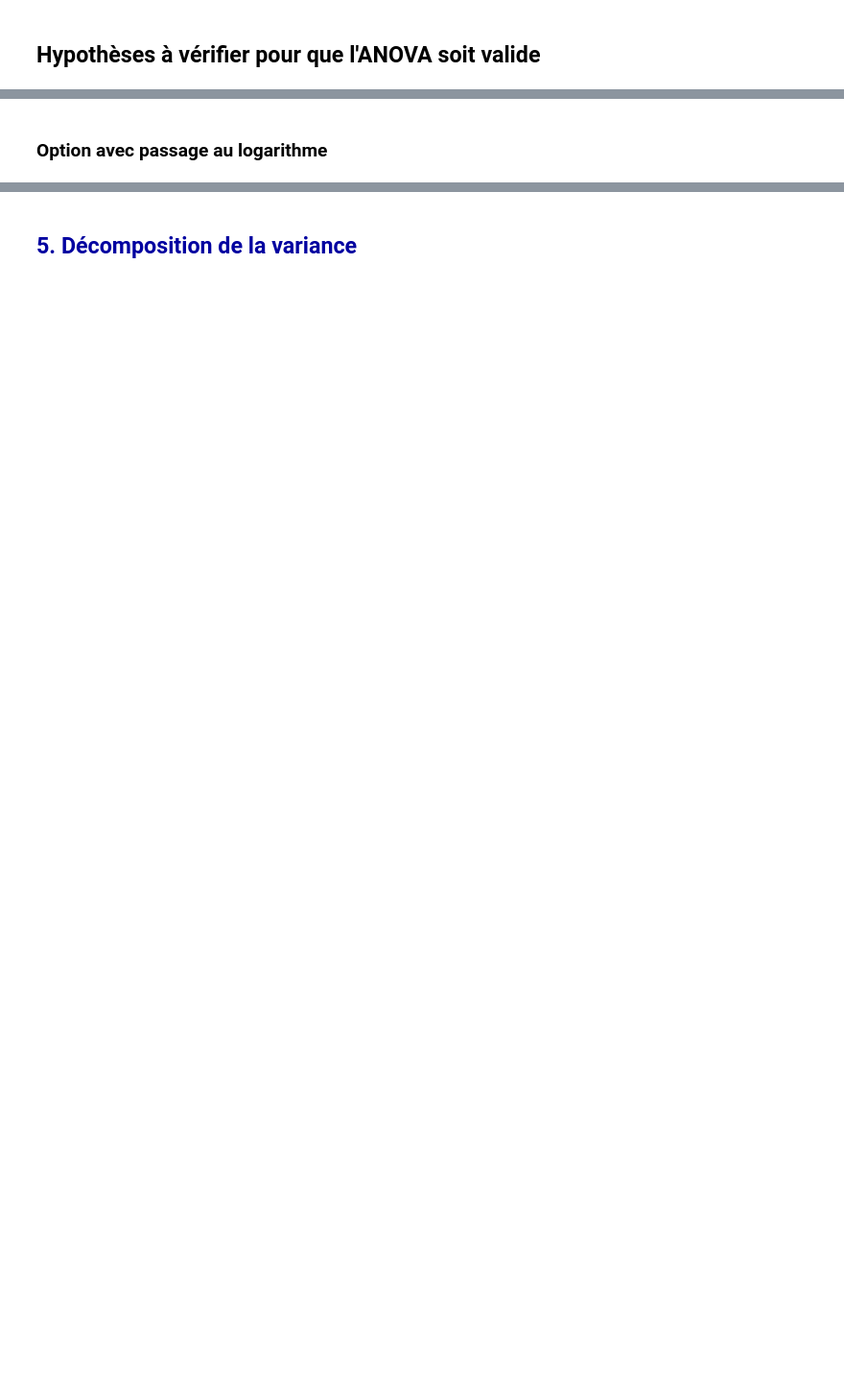
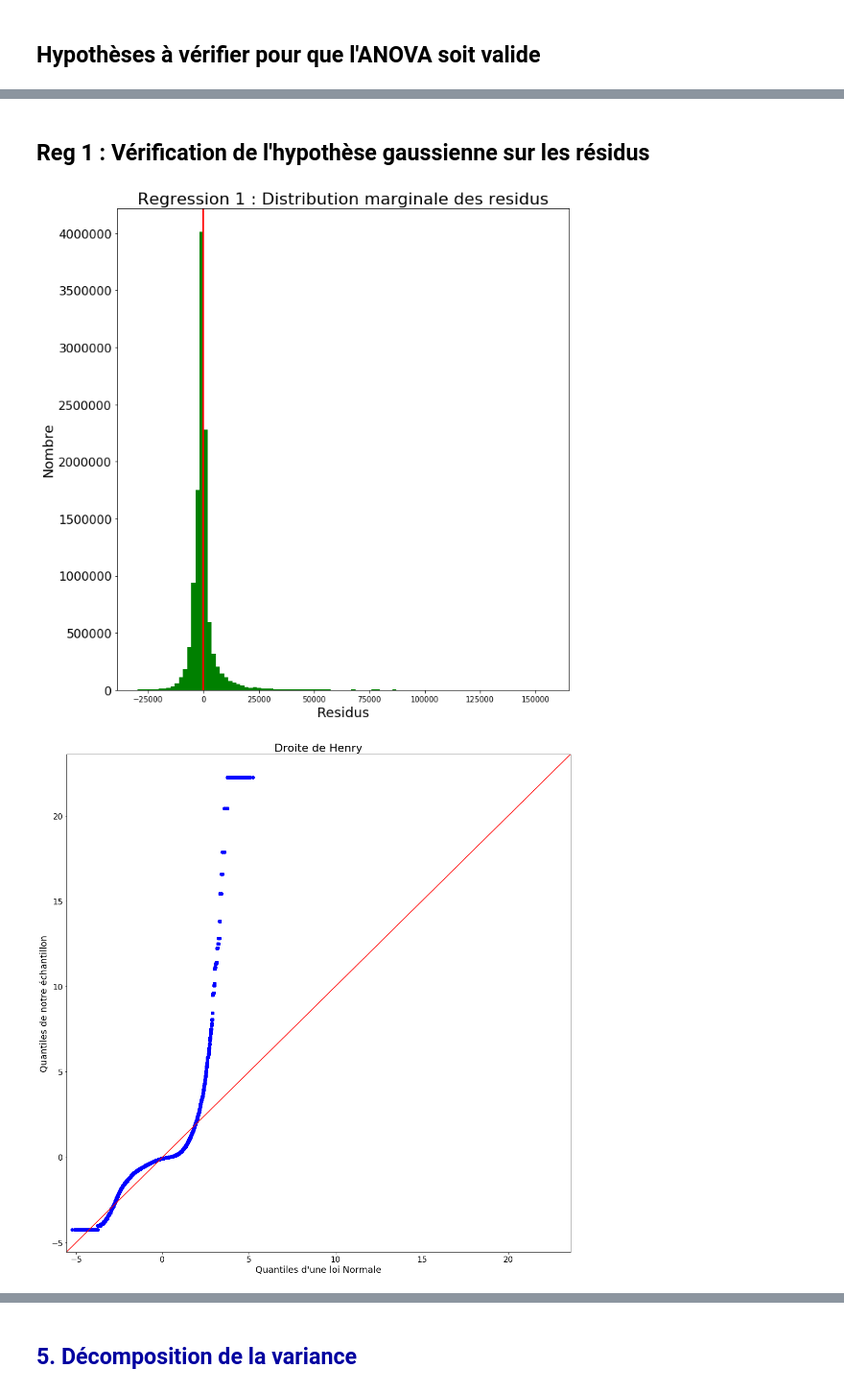
Before and after one commit to Magikpino/Projet9, a Jupyter notebook: Projet7/3- Modélisation P7.ipynb, the cells around one changed output, grey strips where cells are left out. Shown at 96% size. Saved outputs shown, nothing was run; the diff lists cells and outputs as text; code cells hidden in the pictures; blank space fills up the shorter version.

```diff
--- a/Projet7/3- Modélisation P7.ipynb
+++ b/Projet7/3- Modélisation P7.ipynb
@@ -606,2 +603,45 @@ intercept: -647.3300584341432
-# %% [markdown]
-### Option avec passage au logarithme
+# %% [markdown]
+## Reg 1 : Vérification de l'hypothèse gaussienne sur les résidus
+# %%
+# Préparation des données
+X1 = reg_multi.resid
+X1bar = np.mean(X1)
+X1sprime = np.std(X1)
+
+#Représentation de la distribution marginale
+plt.figure(figsize=(10,10))
+
+plt.hist(X1, 100, facecolor='g')
+plt.axvline(X1bar, color='r', linewidth=2)
+
+plt.title(f'Regression 1 : Distribution marginale des residus', fontsize=22)
+plt.ylabel('Nombre',fontsize=18)
+plt.yticks(fontsize=16)
+plt.xlabel('Residus',fontsize=18)
+plt.yticks(fontsize=16)
+
+plt.tight_layout()
+
+#plt.savefig('Graphiques/dist_marg_resid_anova.png')
+plt.show()
+
+
+# Droite de Henry
+fig, ax = plt.subplots(figsize=(15, 15))
+
+sm.qqplot(X1, line='45', fit=True, ax=ax)
+
+plt.ylabel('Quantiles de notre échantillon', fontsize=18)
+plt.yticks(fontsize=16)
+plt.xlabel('Quantiles d\'une loi Normale',fontsize=18)
+plt.xticks(fontsize=16)
+plt.title('Droite de Henry', fontsize=22)
+
+plt.tight_layout()
+
+#plt.savefig('Graphiques/Droite_de_Henry_ANOVA.png')
+
+plt.show()
+# %% [output]
+[figure, added]
+[figure, added]
```
Also changed, not shown: parts of 126 cells of this notebook.
